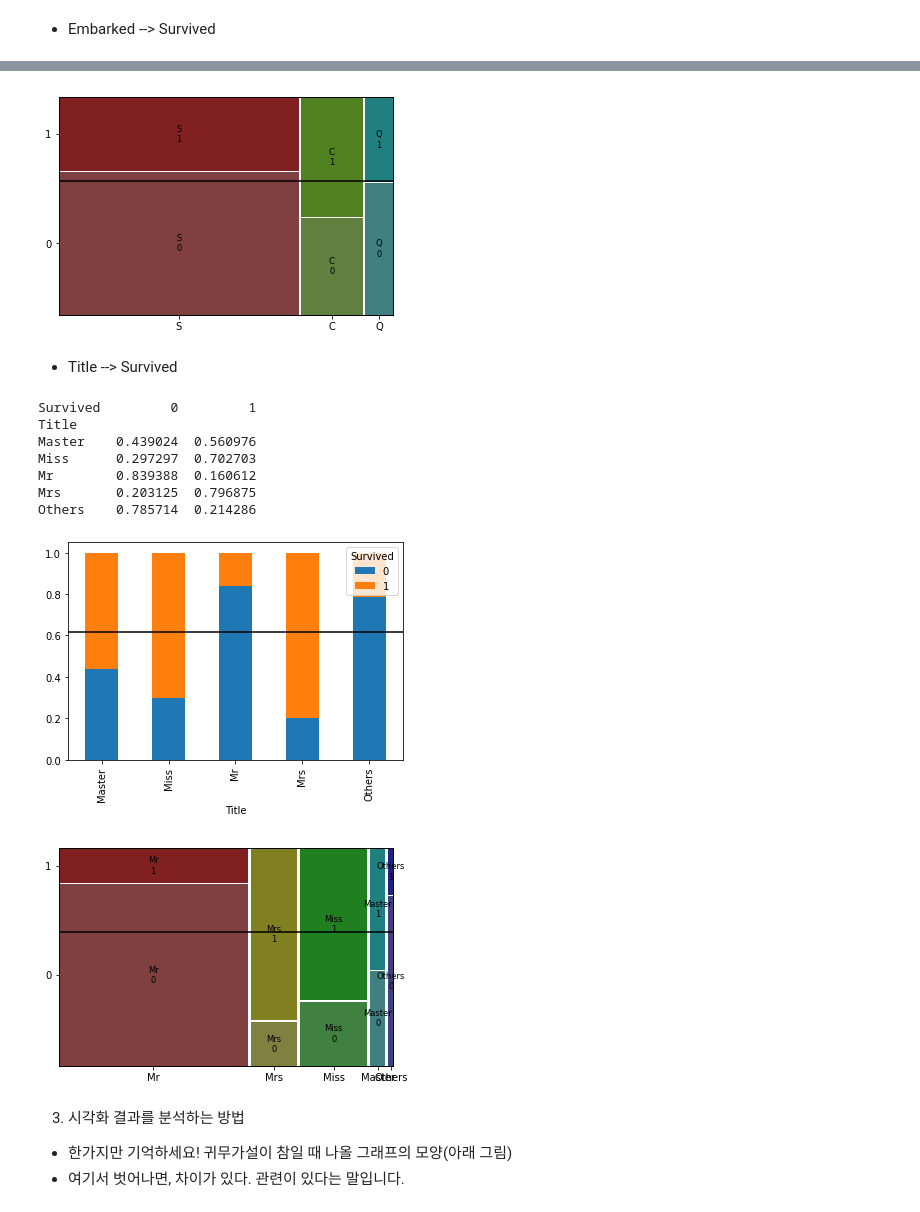
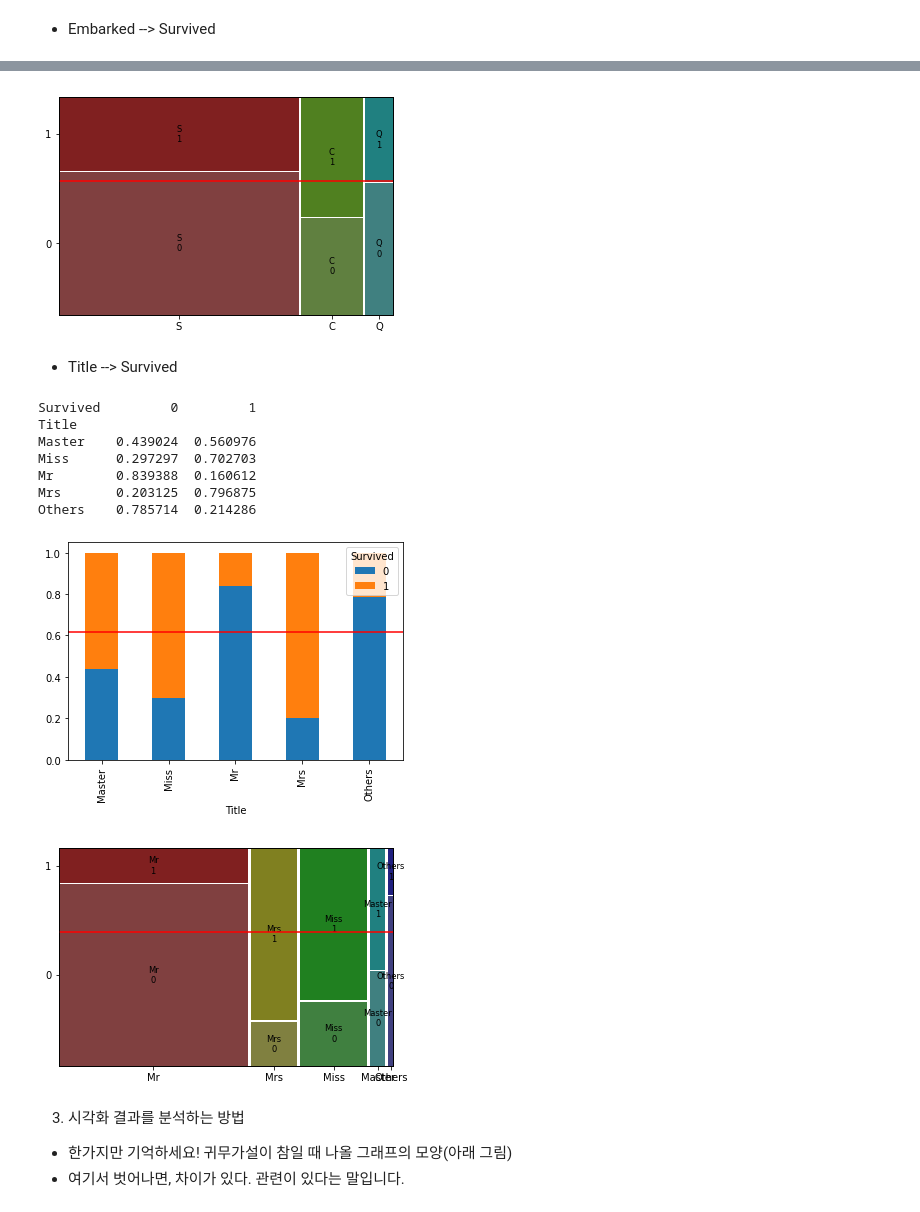
Before and after one commit to ringolove/aivle2201, a Jupyter notebook: python_visualization/09과 이변량_범주 vs 범주.ipynb, the cells around one changed output, grey strips where cells are left out. Saved outputs shown, nothing was run; the diff lists cells and outputs as text; code cells hidden in the pictures.

```diff
--- a/python_visualization/09과 이변량_범주 vs 범주.ipynb
+++ b/python_visualization/09과 이변량_범주 vs 범주.ipynb
@@ -181,22 +190,22 @@ S         0.660991  0.339009
 # %%
 # mosaic
-mosaic(titanic,['Embarked','Survived'])
-plt.axhline(1-titanic['Survived'].mean(),color='k')
+mosaic(titanic, ['Embarked', 'Survived'])
+plt.axhline(1-titanic['Survived'].mean(), color = 'r')
 plt.show()
 # %% [output]
-[figure, old version]
+[figure, new version]
 # %% [markdown]
 * Title --> Survived
 # %%
 # 100% Stacked bar chart
 
 # 1) 먼저 집계를 한다.
-data3 = pd.crosstab(titanic['Title'], titanic['Survived'], normalize='index')
-print(data3)
+temp = pd.crosstab(titanic['Title'], titanic['Survived'], normalize = 'index')
+print(temp)
 
 # 2) 차트를 그린다.
-data3.plot.bar(stacked=True)
-plt.axhline(1-titanic['Survived'].mean(),color='k')
+temp.plot.bar(stacked=True)
+plt.axhline(1-titanic['Survived'].mean(), color = 'r')
 plt.show()
 # %% [output]
 Survived         0         1
@@ -206,14 +215,14 @@ Miss      0.297297  0.702703
 Mr        0.839388  0.160612
 Mrs       0.203125  0.796875
 Others    0.785714  0.214286
-[figure, old version]
+[figure, new version]
 # %%
 # mosaic
-mosaic(titanic,['Title','Survived'],gap=0.01)
-plt.axhline(1-titanic['Survived'].mean(),color='k')
+mosaic(titanic, ['Title', 'Survived'], gap = 0.01)
+plt.axhline(1-titanic['Survived'].mean(), color = 'r')
 plt.show()
 # %% [output]
-[figure, old version]
+[figure, new version]
 # %% [markdown]
 3) 시각화 결과를 분석하는 방법
 * 한가지만 기억하세요!  귀무가설이 참일 때 나올 그래프의 모양(아래 그림)
```
Also changed, not shown: parts of 43 cells of this notebook, 2 other files.
